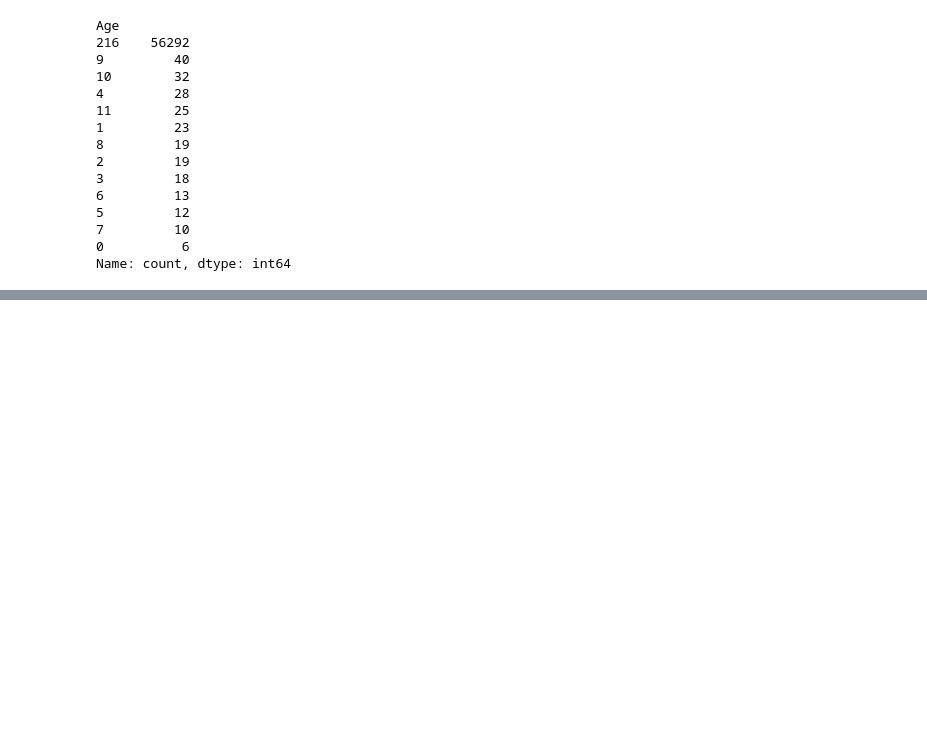
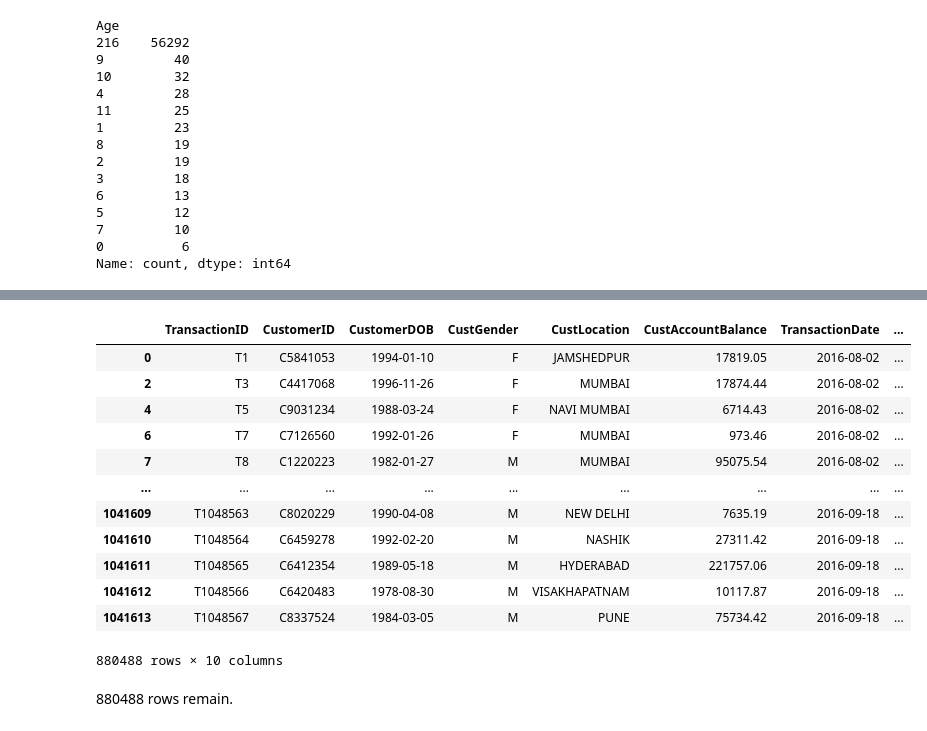
Before and after one commit to mosimii/banktrust-rfm-customer-segmentation, a Jupyter notebook: rfm_customer_segmentation_banktrust.ipynb, the cells around one changed output, grey strips where cells are left out. Saved outputs shown, nothing was run; the diff lists cells and outputs as text; code cells hidden in the pictures; blank space fills up the shorter version.

```diff
--- a/rfm_customer_segmentation_banktrust.ipynb
+++ b/rfm_customer_segmentation_banktrust.ipynb
@@ -277,0 +340,21 @@ Name: count, dtype: int64
+# %%
+#dropping the rows where the Age is 216 or less than 0.
+df_cleaned = df[~((df['Age'] == 216) | (df['Age'] < 0))]
+
+df_cleaned
+# %% [output]
+|  | TransactionID | CustomerID | CustomerDOB | CustGender | CustLocation | CustAccountBalance | TransactionDate | ... |
+| 0 | T1 | C5841053 | 1994-01-10 | F | JAMSHEDPUR | 17819.05 | 2016-08-02 | ... |
+| 2 | T3 | C4417068 | 1996-11-26 | F | MUMBAI | 17874.44 | 2016-08-02 | ... |
+| 4 | T5 | C9031234 | 1988-03-24 | F | NAVI MUMBAI | 6714.43 | 2016-08-02 | ... |
+| 6 | T7 | C7126560 | 1992-01-26 | F | MUMBAI | 973.46 | 2016-08-02 | ... |
+| 7 | T8 | C1220223 | 1982-01-27 | M | MUMBAI | 95075.54 | 2016-08-02 | ... |
+| ... | ... | ... | ... | ... | ... | ... | ... | ... |
+| 1041609 | T1048563 | C8020229 | 1990-04-08 | M | NEW DELHI | 7635.19 | 2016-09-18 | ... |
+| 1041610 | T1048564 | C6459278 | 1992-02-20 | M | NASHIK | 27311.42 | 2016-09-18 | ... |
+| 1041611 | T1048565 | C6412354 | 1989-05-18 | M | HYDERABAD | 221757.06 | 2016-09-18 | ... |
+| 1041612 | T1048566 | C6420483 | 1978-08-30 | M | VISAKHAPATNAM | 10117.87 | 2016-09-18 | ... |
+| 1041613 | T1048567 | C8337524 | 1984-03-05 | M | PUNE | 75734.42 | 2016-09-18 | ... |
+880488 rows × 10 columns
+# %% [markdown]
+880488 rows remain.
```
Also changed, not shown: parts of 12 cells of this notebook.
